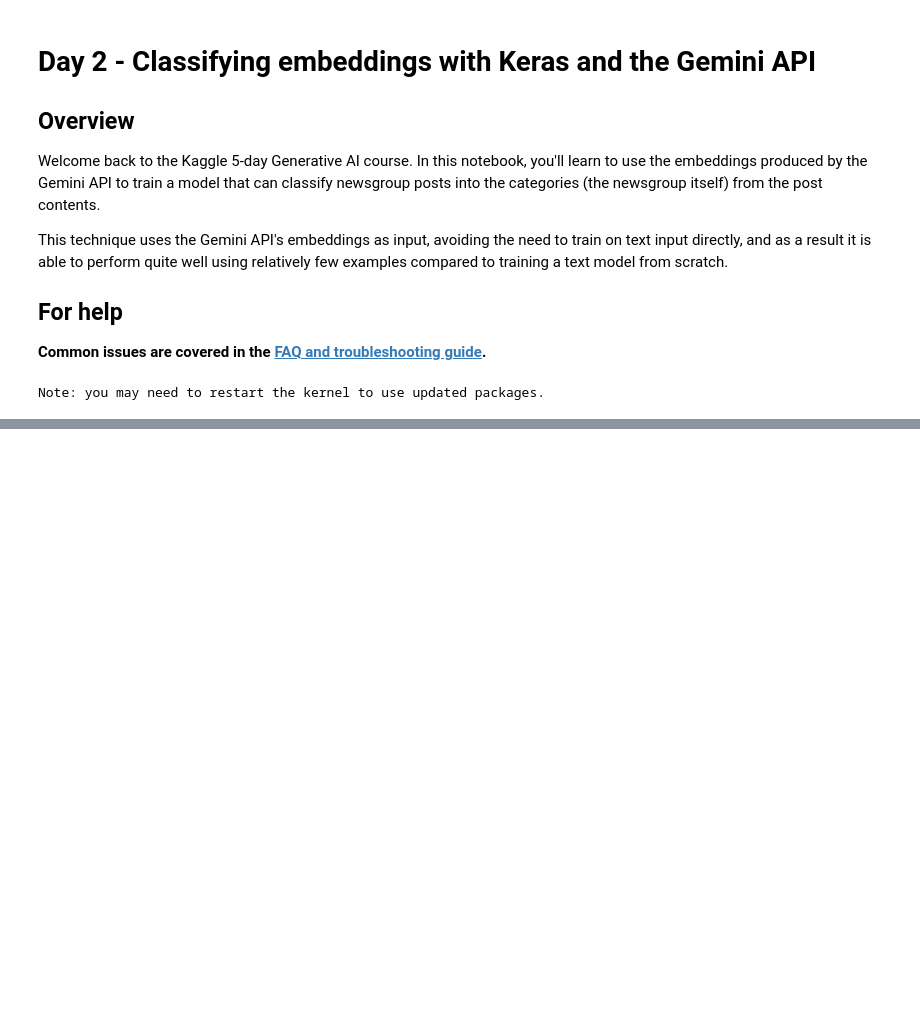
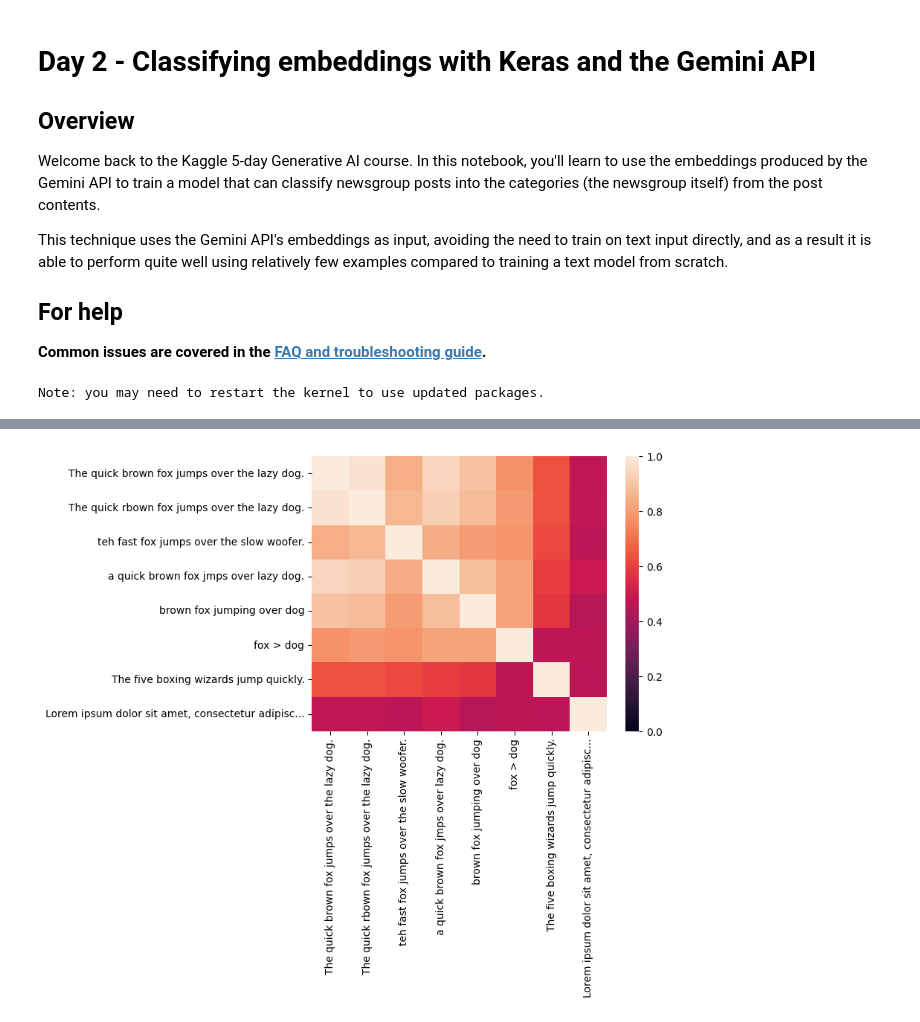
Before and after one commit to toriwang24/Google-Gen-AI-Course, a Jupyter notebook: wang-tori-classifying-embeddings-with-keras.ipynb, the cells around one changed output, grey strips where cells are left out. Saved outputs shown, nothing was run; the diff lists cells and outputs as text; code cells hidden in the pictures; blank space fills up the shorter version.

Commit message:
Kaggle Notebook | Wang, Tori- Explore text similarity with embedding | Version 4

```diff
--- a/wang-tori-classifying-embeddings-with-keras.ipynb
+++ b/wang-tori-classifying-embeddings-with-keras.ipynb
@@ -30,0 +45,30 @@ import google.generativeai as genai
+# %%
+# Calculate similarity scores between example sentences
+
+texts = [
+    'The quick brown fox jumps over the lazy dog.',
+    'The quick rbown fox jumps over the lazy dog.',
+    'teh fast fox jumps over the slow woofer.',
+    'a quick brown fox jmps over lazy dog.',
+    'brown fox jumping over dog',
+    'fox > dog',
+    # Alternative pangram for comparison:
+    'The five boxing wizards jump quickly.',
+    # Unrelated text, also for comparison:
+    'Lorem ipsum dolor sit amet, consectetur adipiscing elit. Vivamus et hendrerit massa. Sed pulvinar, nisi a lobortis sagittis, neque risus gravida dolor, in porta dui odio vel purus.',
+]
+
+
+response = genai.embed_content(model='models/text-embedding-004',
+                               content=texts,
+                               task_type='semantic_similarity')
+# %%
+# Define function to display longer embedding texts in visualizations
+def truncate(t: str, limit: int = 50) -> str:
+  """Truncate labels to fit on the chart."""
+  if len(t) > limit:
+    return t[:limit-3] + '...'
+  else:
+    return t
+
+truncated_texts = [truncate(t) for t in texts]
@@ -30,0 +81,13 @@ import google.generativeai as genai
+# %%
+import pandas as pd
+import seaborn as sns
+
+
+# Set up the embeddings in a dataframe.
+df = pd.DataFrame(response['embedding'], index=truncated_texts)
+# Perform the similarity calculation
+sim = df @ df.T
+# Draw!
+sns.heatmap(sim, vmin=0, vmax=1);
+# %% [output]
+[figure, added]
```
Also changed, not shown: parts of 4 cells of this notebook.
